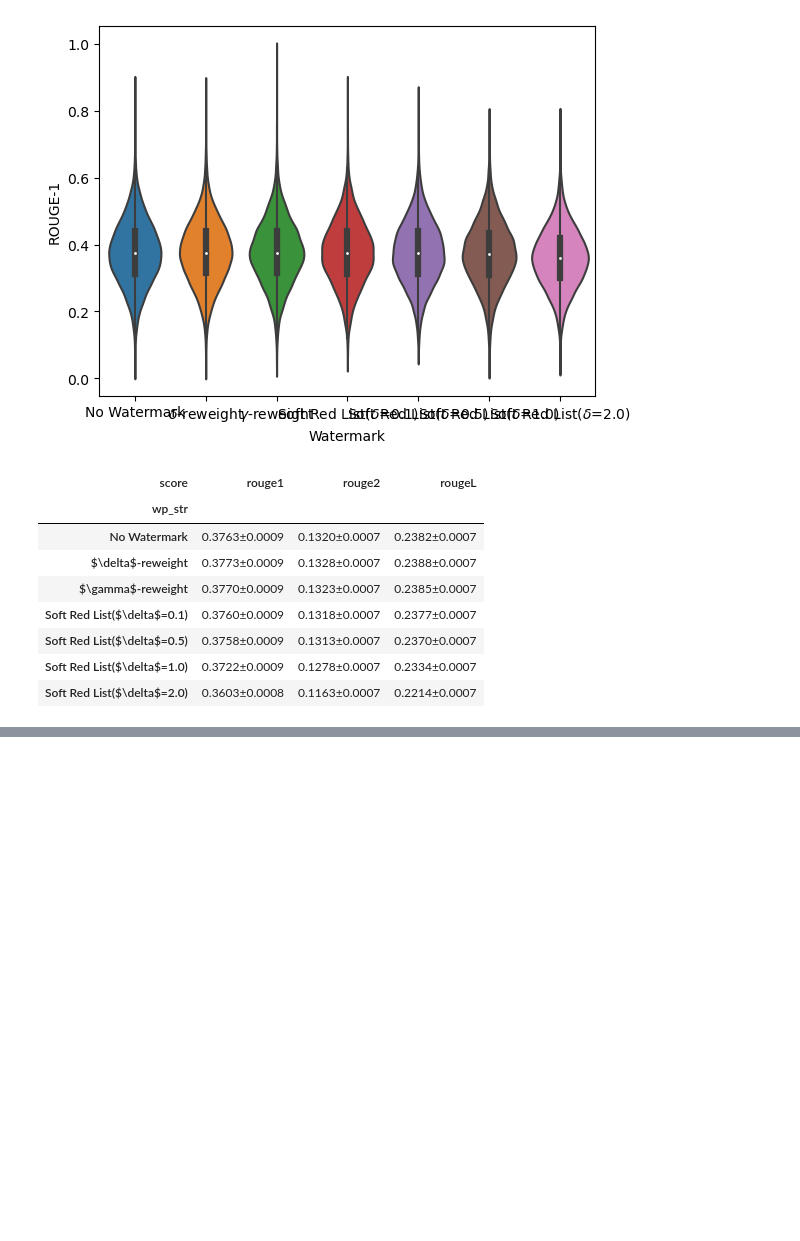
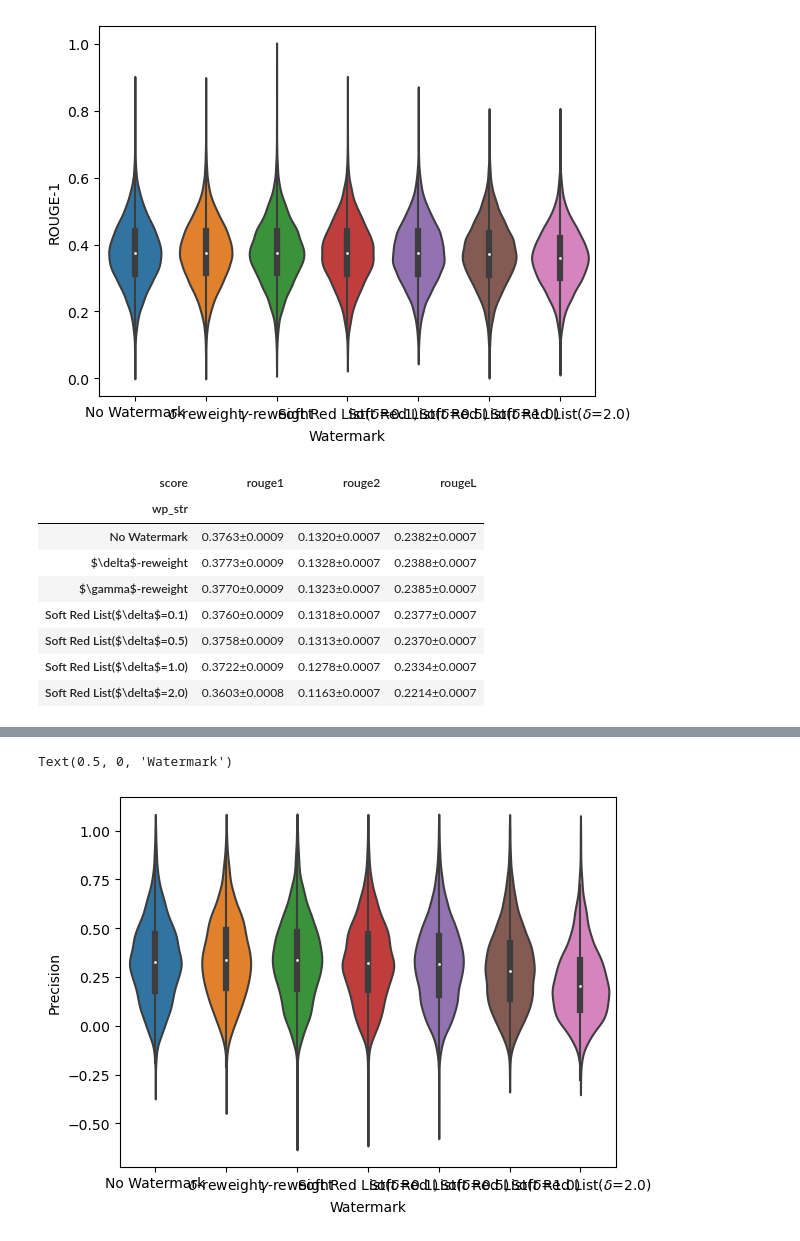
Before and after one commit to xiaoniu-578fa6bff964d005/UnbiasedWatermark, a Jupyter notebook: plot.ipynb, the cells around one changed output, grey strips where cells are left out. Saved outputs shown, nothing was run; the diff lists cells and outputs as text; code cells hidden in the pictures; blank space fills up the shorter version.

Commit message:
update data

```diff
--- a/plot.ipynb
+++ b/plot.ipynb
@@ -85,0 +93,36 @@ sdf
+# %%
+bertscore = json.load(open("data/machine_translation_bertscore.json"))
+# %%
+# nested dict to dataframe
+show_wp = ["No Watermark", "$\delta$-reweight", "$\gamma$-reweight"]
+john_wps = set()
+
+
+def map_wp_str(wp_str):
+    if "Delta" in wp_str:
+        return show_wp[1]
+    elif "Gamma" in wp_str:
+        return show_wp[2]
+    elif "John" in wp_str:
+        import re
+
+        delta = re.findall(r"delta=(\d+\.?\d*)", wp_str)[0]
+        n = "Soft Red List" + f"($\delta$={delta})"
+        john_wps.add(n)
+        return n
+    if wp_str == "None":
+        return show_wp[0]
+    else:
+        raise ValueError("Unknown watermark: {}".format(wp_str))
+
+
+df = pd.DataFrame.from_dict(
+    [
+        {"wp_str": map_wp_str(wp_str), "score": score_str, "value": score}
+        for wp_str in bertscore
+        for score_str in bertscore[wp_str] if score_str != "hashcode"
+        for score in bertscore[wp_str][score_str]
+    ],
+)
+john_wps = sorted(list(john_wps))
+df.head()
@@ -85,0 +136,9 @@ sdf
+# %%
+sns.violinplot(
+    data=df[df["score"] == "precision"], x="wp_str", y="value", order=show_wp + john_wps
+)
+plt.ylabel("Precision")
+plt.xlabel("Watermark")
+# %% [output]
+Text(0.5, 0, 'Watermark')
+[figure, added]
```
Also changed, not shown: parts of 7 cells of this notebook, 2 other files.
